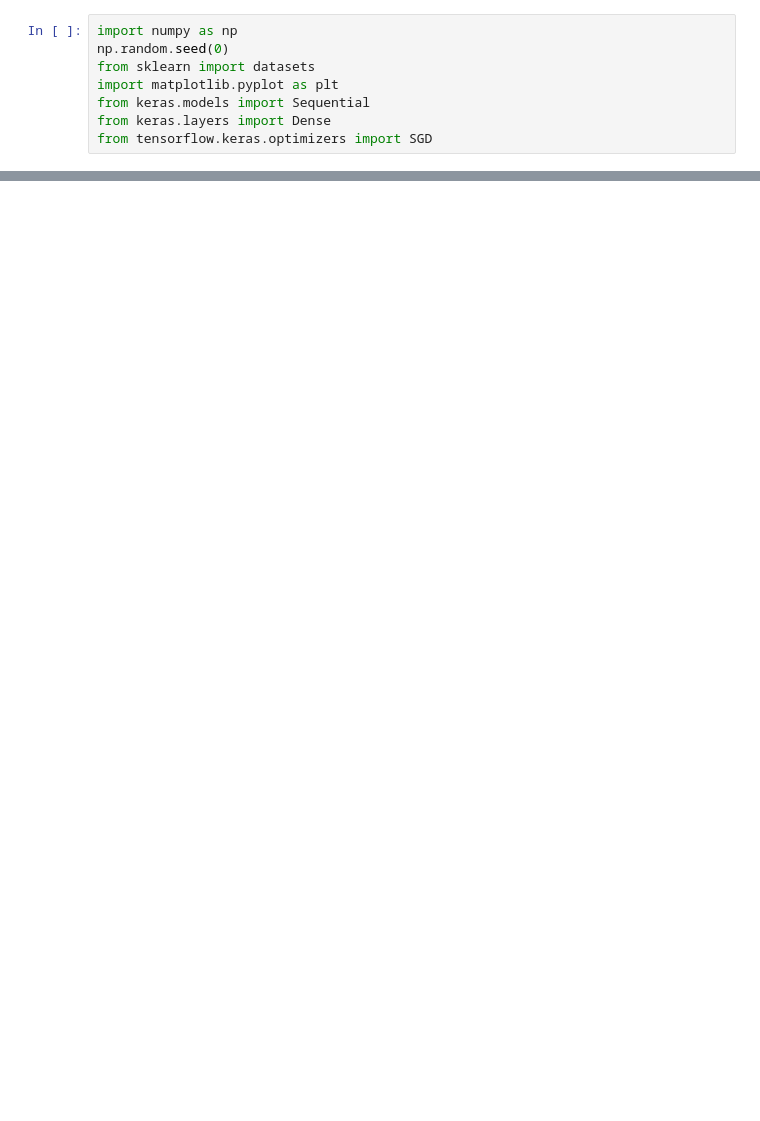
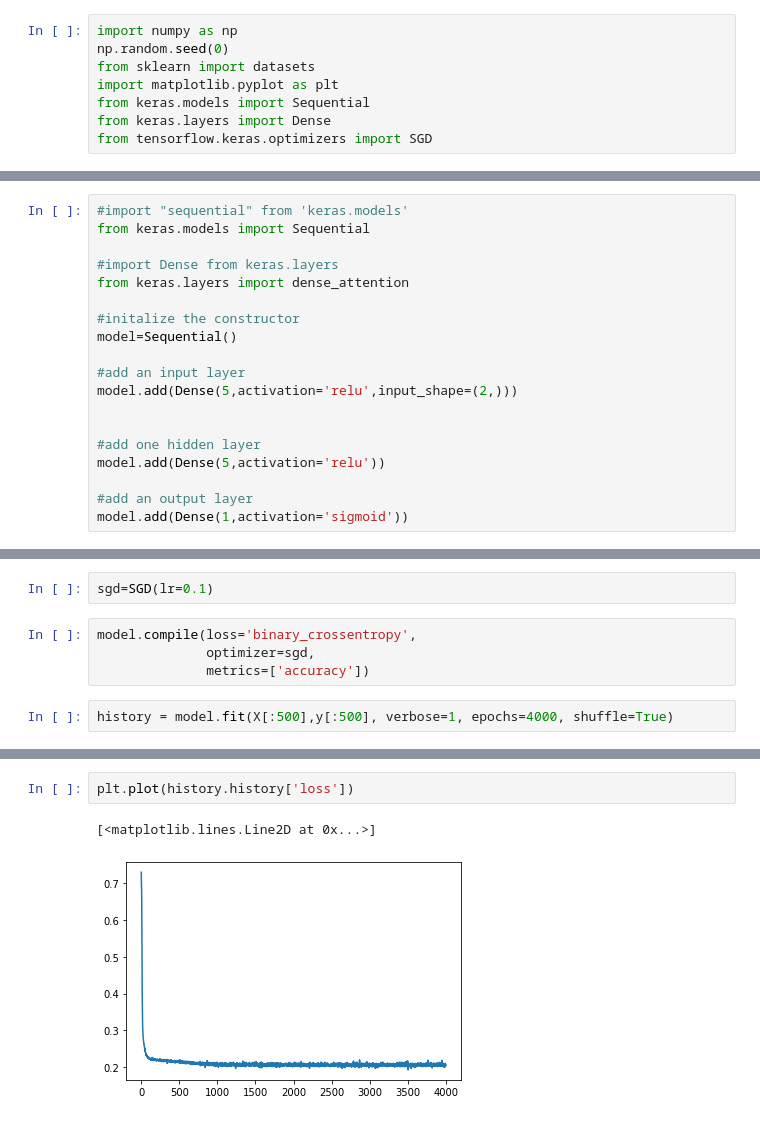
Before and after one commit to Sazzads/ANN, a Jupyter notebook: implement_of_FCNN_with_keras.ipynb, the cells around one changed output, grey strips where cells are left out. Saved outputs shown, nothing was run; the diff lists cells and outputs as text; blank space fills up the shorter version.

```diff
--- a/implement_of_FCNN_with_keras.ipynb
+++ b/implement_of_FCNN_with_keras.ipynb
@@ -10,0 +24,19 @@ from tensorflow.keras.optimizers import SGD
+# %%
+#import "sequential" from 'keras.models'
+from keras.models import Sequential
+
+#import Dense from keras.layers
+from keras.layers import dense_attention
+
+#initalize the constructor
+model=Sequential()
+
+#add an input layer
+model.add(Dense(5,activation='relu',input_shape=(2,)))
+
+
+#add one hidden layer
+model.add(Dense(5,activation='relu'))
+
+#add an output layer
+model.add(Dense(1,activation='sigmoid'))
@@ -10,0 +61,8 @@ from tensorflow.keras.optimizers import SGD
+# %%
+sgd=SGD(lr=0.1)
+# %%
+model.compile(loss='binary_crossentropy',
+              optimizer=sgd,
+              metrics=['accuracy'])
+# %%
+history = model.fit(X[:500],y[:500], verbose=1, epochs=4000, shuffle=True)
@@ -10,0 +87,5 @@ from tensorflow.keras.optimizers import SGD
+# %%
+plt.plot(history.history['loss'])
+# %% [output]
+[<matplotlib.lines.Line2D at 0x...>]
+[figure, added]
```
Also changed, not shown: parts of 7 cells of this notebook.
